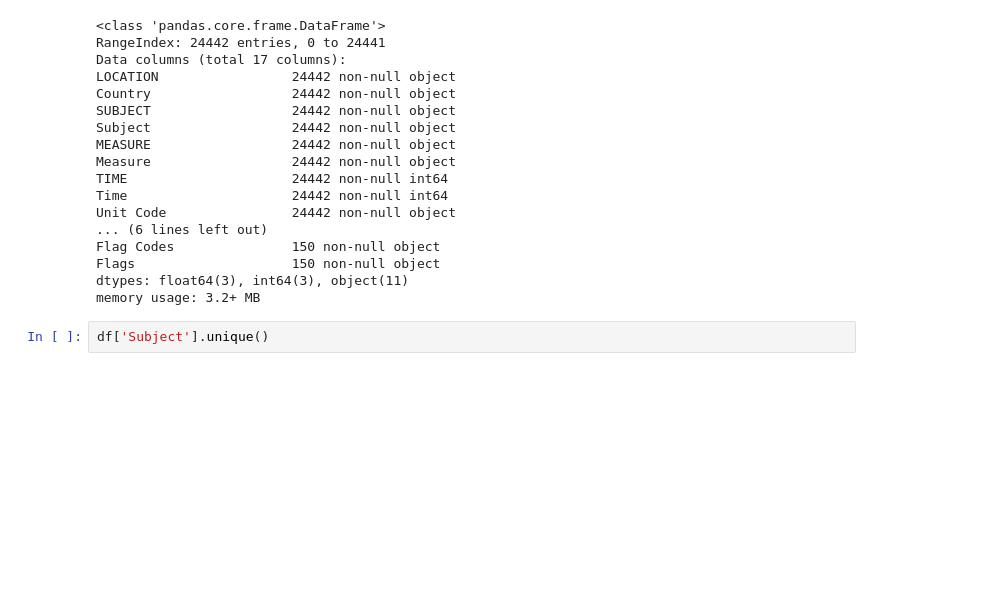
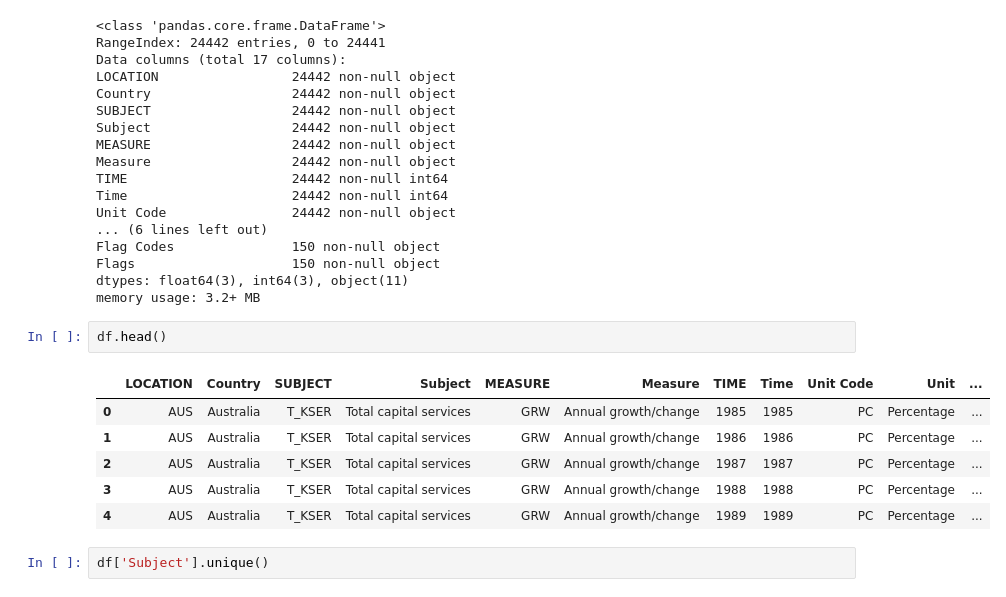
Before and after one commit to mayabenowitz/neuralcraft, a Jupyter notebook: notebooks/1.0-mayab-macroecon.ipynb, the cells around one changed output. Drawn from its saved outputs; the diff is of its cells as text; blank space fills up the shorter version.

```diff
--- a/notebooks/1.0-mayab-macroecon.ipynb
+++ b/notebooks/1.0-mayab-macroecon.ipynb
@@ -39,6 +39,15 @@ Flag Codes               150 non-null object
 Flags                    150 non-null object
 dtypes: float64(3), int64(3), object(11)
 memory usage: 3.2+ MB
+# %%
+df.head()
+# %% [output]
+|  | LOCATION | Country | SUBJECT | Subject | MEASURE | Measure | TIME | Time | Unit Code | Unit | ... |
+| 0 | AUS | Australia | T_KSER | Total capital services | GRW | Annual growth/change | 1985 | 1985 | PC | Percentage | ... |
+| 1 | AUS | Australia | T_KSER | Total capital services | GRW | Annual growth/change | 1986 | 1986 | PC | Percentage | ... |
+| 2 | AUS | Australia | T_KSER | Total capital services | GRW | Annual growth/change | 1987 | 1987 | PC | Percentage | ... |
+| 3 | AUS | Australia | T_KSER | Total capital services | GRW | Annual growth/change | 1988 | 1988 | PC | Percentage | ... |
+| 4 | AUS | Australia | T_KSER | Total capital services | GRW | Annual growth/change | 1989 | 1989 | PC | Percentage | ... |
 # %%
 df['Subject'].unique()
 # %% [output]
```
Also changed, not shown: parts of 13 cells of this notebook.
